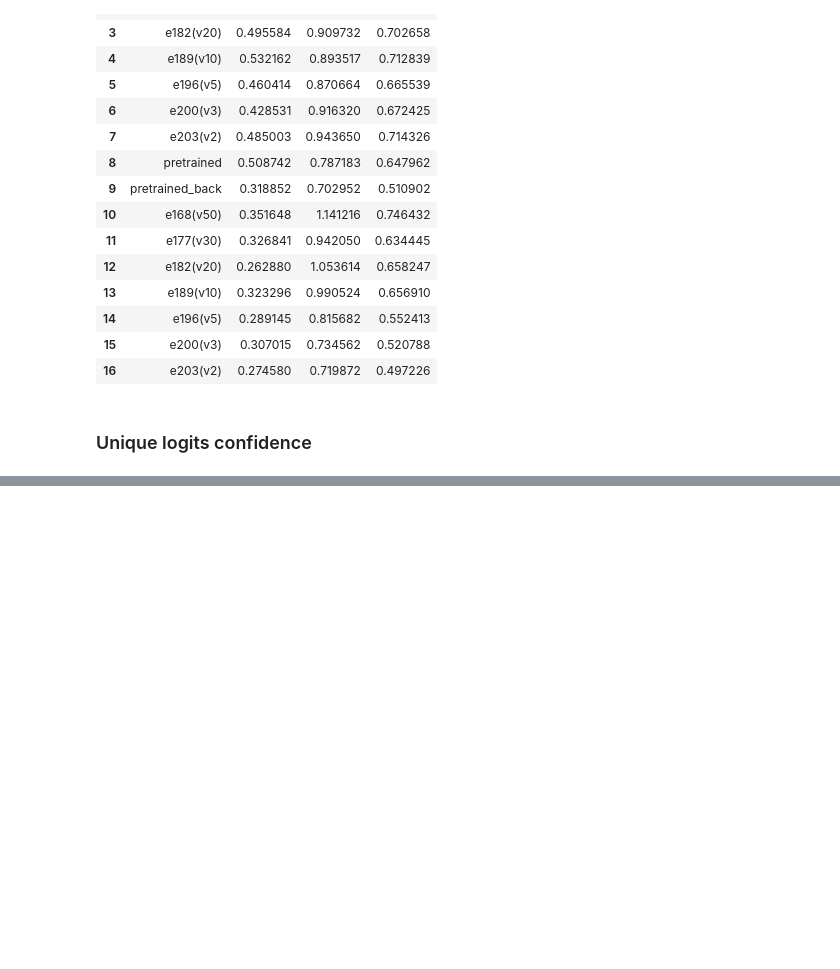
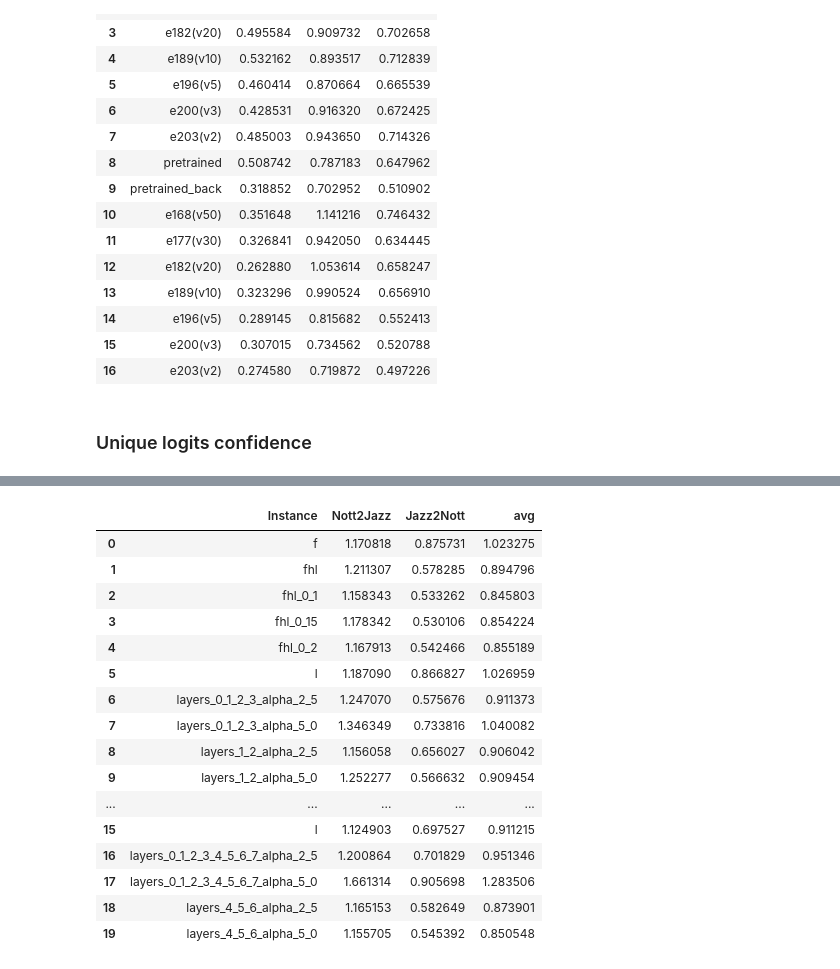
Before and after one commit to maximoskp/IdentityPreservingLatentGuidance, a Jupyter notebook: make_final_tables.ipynb, the cells around one changed output, grey strips where cells are left out. Cells and saved outputs as stored; diff of their text form; code cells hidden in the pictures; blank space fills up the shorter version.

```diff
--- a/make_final_tables.ipynb
+++ b/make_final_tables.ipynb
@@ -171,0 +204,32 @@ with open('tables/raw_conf_nott2jazz.tex', "w") as f:
+# %%
+pbp_nott2jazz = pd.read_csv('results/results_pbp_MAE_nott2jazz_mae.csv')
+pbp_jazz2nott = pd.read_csv('results/results_pbp_MAE_jazz2nott_mae.csv')
+
+pbp_all = pd.DataFrame()
+pbp_all['Instance'] = pbp_nott2jazz['Instance']
+pbp_all['Nott2Jazz'] = pbp_nott2jazz['avg']
+pbp_all['Jazz2Nott'] = pbp_jazz2nott['avg']
+pbp_all['avg'] = pbp_all[['Nott2Jazz', 'Jazz2Nott']].mean(axis=1)
+# %%
+latex_table = pbp_all.to_latex(float_format="%.4f", index=False)
+with open('tables/pbp_all.tex', "w") as f:
+    f.write(latex_table)
+pbp_all.head(30)
+# %% [output]
+|  | Instance | Nott2Jazz | Jazz2Nott | avg |
+| 0 | f | 1.170818 | 0.875731 | 1.023275 |
+| 1 | fhl | 1.211307 | 0.578285 | 0.894796 |
+| 2 | fhl_0_1 | 1.158343 | 0.533262 | 0.845803 |
+| 3 | fhl_0_15 | 1.178342 | 0.530106 | 0.854224 |
+| 4 | fhl_0_2 | 1.167913 | 0.542466 | 0.855189 |
+| 5 | l | 1.187090 | 0.866827 | 1.026959 |
+| 6 | layers_0_1_2_3_alpha_2_5 | 1.247070 | 0.575676 | 0.911373 |
+| 7 | layers_0_1_2_3_alpha_5_0 | 1.346349 | 0.733816 | 1.040082 |
+| 8 | layers_1_2_alpha_2_5 | 1.156058 | 0.656027 | 0.906042 |
+| 9 | layers_1_2_alpha_5_0 | 1.252277 | 0.566632 | 0.909454 |
+| ... | ... | ... | ... | ... |
+| 15 | l | 1.124903 | 0.697527 | 0.911215 |
+| 16 | layers_0_1_2_3_4_5_6_7_alpha_2_5 | 1.200864 | 0.701829 | 0.951346 |
+| 17 | layers_0_1_2_3_4_5_6_7_alpha_5_0 | 1.661314 | 0.905698 | 1.283506 |
+| 18 | layers_4_5_6_alpha_2_5 | 1.165153 | 0.582649 | 0.873901 |
+| 19 | layers_4_5_6_alpha_5_0 | 1.155705 | 0.545392 | 0.850548 |
```
Also changed, not shown: parts of 2 cells of this notebook, 2 other files.
